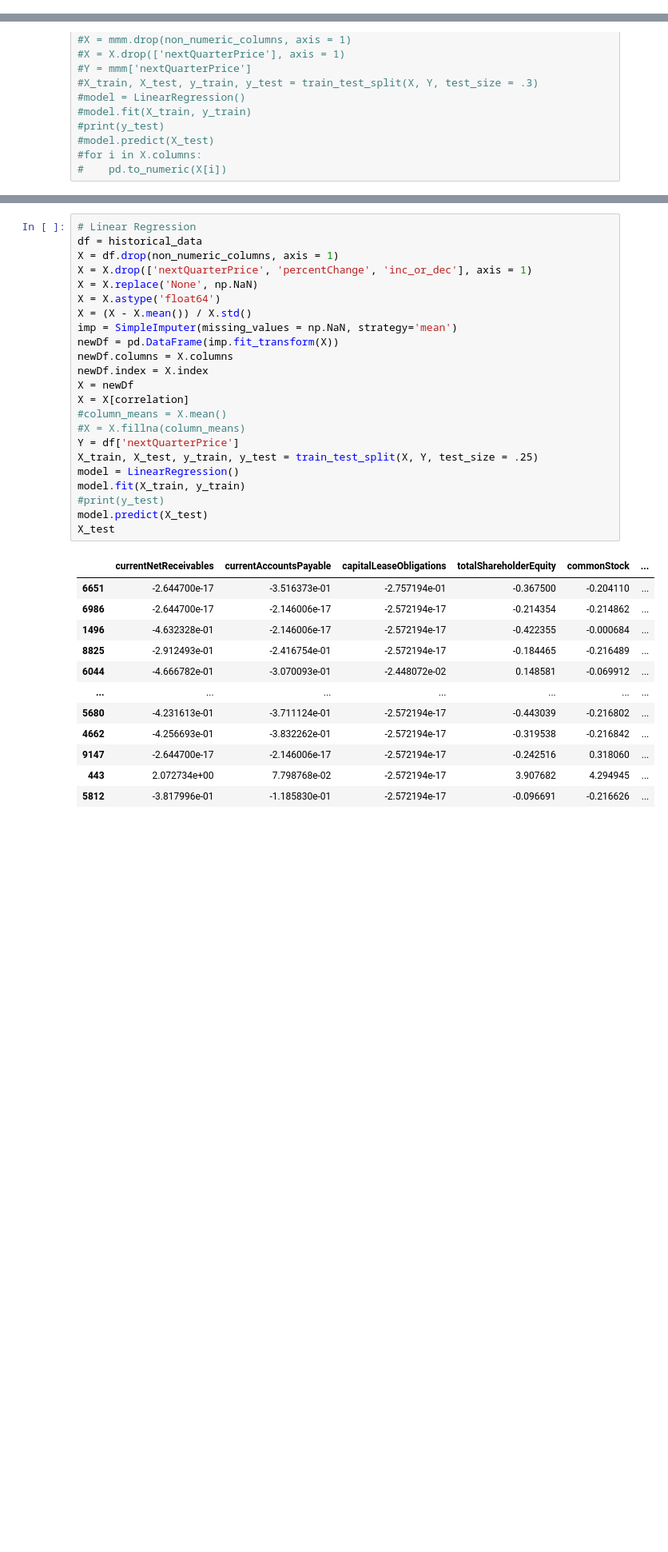
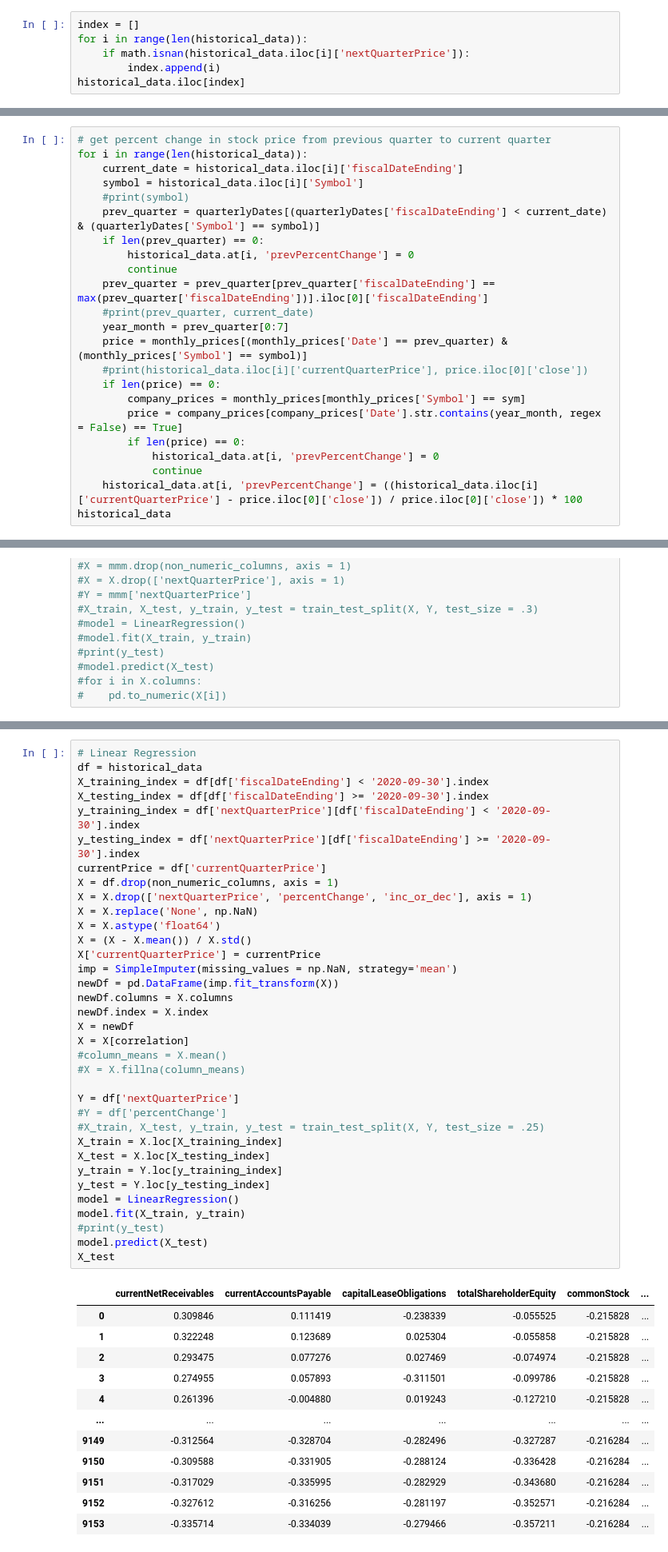
Before and after one commit to rtshinta/StockMarket, a Jupyter notebook: stock_market_analysis.ipynb, the cells around one changed output, grey strips where cells are left out. Shown: that part at 80% size. Saved outputs shown, nothing was run; the diff lists cells and outputs as text; blank space fills up the shorter version.

```diff
--- a/stock_market_analysis.ipynb
+++ b/stock_market_analysis.ipynb
@@ -225,0 +305,6 @@ historical_data
+# %%
+index = []
+for i in range(len(historical_data)):
+    if math.isnan(historical_data.iloc[i]['nextQuarterPrice']):
+        index.append(i)
+historical_data.iloc[index]
@@ -250,3 +349,26 @@ for i in range(len(historical_data)):
         #print(newDate, nextQuarter.iloc[0]['close'])
 # %% [output]
 9149
+# %%
+# get percent change in stock price from previous quarter to current quarter
+for i in range(len(historical_data)):
+    current_date = historical_data.iloc[i]['fiscalDateEnding']
+    symbol = historical_data.iloc[i]['Symbol']
+    #print(symbol)
+    prev_quarter = quarterlyDates[(quarterlyDates['fiscalDateEnding'] < current_date) & (quarterlyDates['Symbol'] == symbol)]
+    if len(prev_quarter) == 0:
+        historical_data.at[i, 'prevPercentChange'] = 0
+        continue
+    prev_quarter = prev_quarter[prev_quarter['fiscalDateEnding'] == max(prev_quarter['fiscalDateEnding'])].iloc[0]['fiscalDateEnding']
+    #print(prev_quarter, current_date)
+    year_month = prev_quarter[0:7]
+    price = monthly_prices[(monthly_prices['Date'] == prev_quarter) & (monthly_prices['Symbol'] == symbol)]
+    #print(historical_data.iloc[i]['currentQuarterPrice'], price.iloc[0]['close'])
+    if len(price) == 0:
+        company_prices = monthly_prices[monthly_prices['Symbol'] == sym]
+        price = company_prices[company_prices['Date'].str.contains(year_month, regex = False) == True]
+        if len(price) == 0:
+            historical_data.at[i, 'prevPercentChange'] = 0
+            continue
+    historical_data.at[i, 'prevPercentChange'] = ((historical_data.iloc[i]['currentQuarterPrice'] - price.iloc[0]['close']) / price.iloc[0]['close']) * 100
+historical_data
@@ -370,36 +517,48 @@ len(correlation)
 # %%
 # Linear Regression
 df = historical_data
+X_training_index = df[df['fiscalDateEnding'] < '2020-09-30'].index
+X_testing_index = df[df['fiscalDateEnding'] >= '2020-09-30'].index
+y_training_index = df['nextQuarterPrice'][df['fiscalDateEnding'] < '2020-09-30'].index
+y_testing_index = df['nextQuarterPrice'][df['fiscalDateEnding'] >= '2020-09-30'].index
+currentPrice = df['currentQuarterPrice']
 X = df.drop(non_numeric_columns, axis = 1)
 X = X.drop(['nextQuarterPrice', 'percentChange', 'inc_or_dec'], axis = 1)
 X = X.replace('None', np.NaN)
 X = X.astype('float64')
 X = (X - X.mean()) / X.std()
+X['currentQuarterPrice'] = currentPrice
 imp = SimpleImputer(missing_values = np.NaN, strategy='mean')
 newDf = pd.DataFrame(imp.fit_transform(X))
 newDf.columns = X.columns
 newDf.index = X.index
 X = newDf
 X = X[correlation]
 #column_means = X.mean()
 #X = X.fillna(column_means)
+
 Y = df['nextQuarterPrice']
-X_train, X_test, y_train, y_test = train_test_split(X, Y, test_size = .25)
+#Y = df['percentChange']
+#X_train, X_test, y_train, y_test = train_test_split(X, Y, test_size = .25)
+X_train = X.loc[X_training_index]
+X_test = X.loc[X_testing_index]
+y_train = Y.loc[y_training_index]
+y_test = Y.loc[y_testing_index]
 model = LinearRegression()
 model.fit(X_train, y_train)
 #print(y_test)
 model.predict(X_test)
 X_test
 # %% [output]
 |  | currentNetReceivables | currentAccountsPayable | capitalLeaseObligations | totalShareholderEquity | commonStock | ... |
-| 6651 | -2.644700e-17 | -3.516373e-01 | -2.757194e-01 | -0.367500 | -0.204110 | ... |
-| 6986 | -2.644700e-17 | -2.146006e-17 | -2.572194e-17 | -0.214354 | -0.214862 | ... |
-| 1496 | -4.632328e-01 | -2.146006e-17 | -2.572194e-17 | -0.422355 | -0.000684 | ... |
-| 8825 | -2.912493e-01 | -2.416754e-01 | -2.572194e-17 | -0.184465 | -0.216489 | ... |
-| 6044 | -4.666782e-01 | -3.070093e-01 | -2.448072e-02 | 0.148581 | -0.069912 | ... |
+| 0 | 0.309846 | 0.111419 | -0.238339 | -0.055525 | -0.215828 | ... |
+| 1 | 0.322248 | 0.123689 | 0.025304 | -0.055858 | -0.215828 | ... |
+| 2 | 0.293475 | 0.077276 | 0.027469 | -0.074974 | -0.215828 | ... |
+| 3 | 0.274955 | 0.057893 | -0.311501 | -0.099786 | -0.215828 | ... |
+| 4 | 0.261396 | -0.004880 | 0.019243 | -0.127210 | -0.215828 | ... |
 | ... | ... | ... | ... | ... | ... | ... |
-| 5680 | -4.231613e-01 | -3.711124e-01 | -2.572194e-17 | -0.443039 | -0.216802 | ... |
-| 4662 | -4.256693e-01 | -3.832262e-01 | -2.572194e-17 | -0.319538 | -0.216842 | ... |
-| 9147 | -2.644700e-17 | -2.146006e-17 | -2.572194e-17 | -0.242516 | 0.318060 | ... |
-| 443 | 2.072734e+00 | 7.798768e-02 | -2.572194e-17 | 3.907682 | 4.294945 | ... |
-| 5812 | -3.817996e-01 | -1.185830e-01 | -2.572194e-17 | -0.096691 | -0.216626 | ... |
+| 9149 | -0.312564 | -0.328704 | -0.282496 | -0.327287 | -0.216284 | ... |
+| 9150 | -0.309588 | -0.331905 | -0.288124 | -0.336428 | -0.216284 | ... |
+| 9151 | -0.317029 | -0.335995 | -0.282929 | -0.343680 | -0.216284 | ... |
+| 9152 | -0.327612 | -0.316256 | -0.281197 | -0.352571 | -0.216284 | ... |
+| 9153 | -0.335714 | -0.334039 | -0.279466 | -0.357211 | -0.216284 | ... |
```
Also changed, not shown: parts of 30 cells of this notebook, 7 other files.
